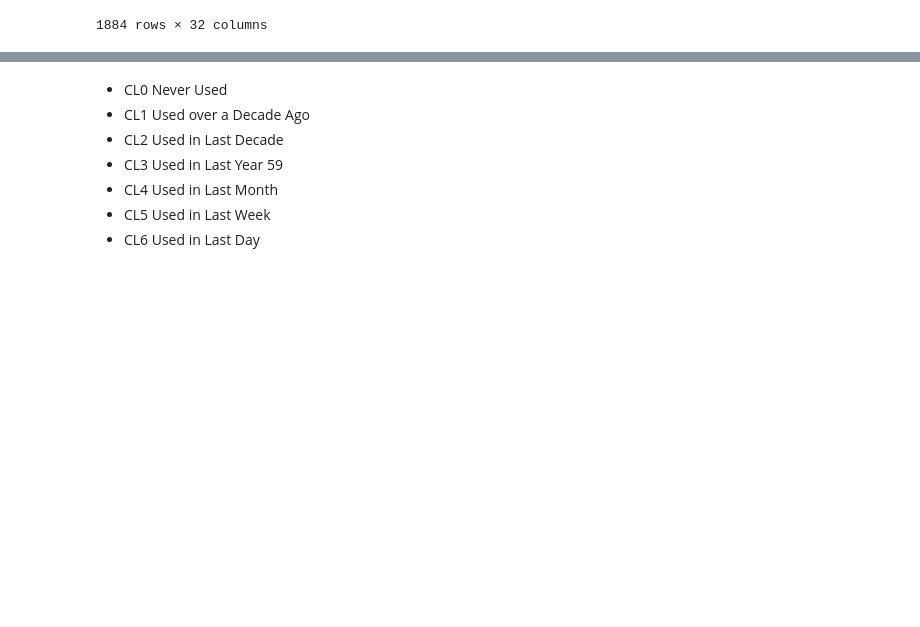
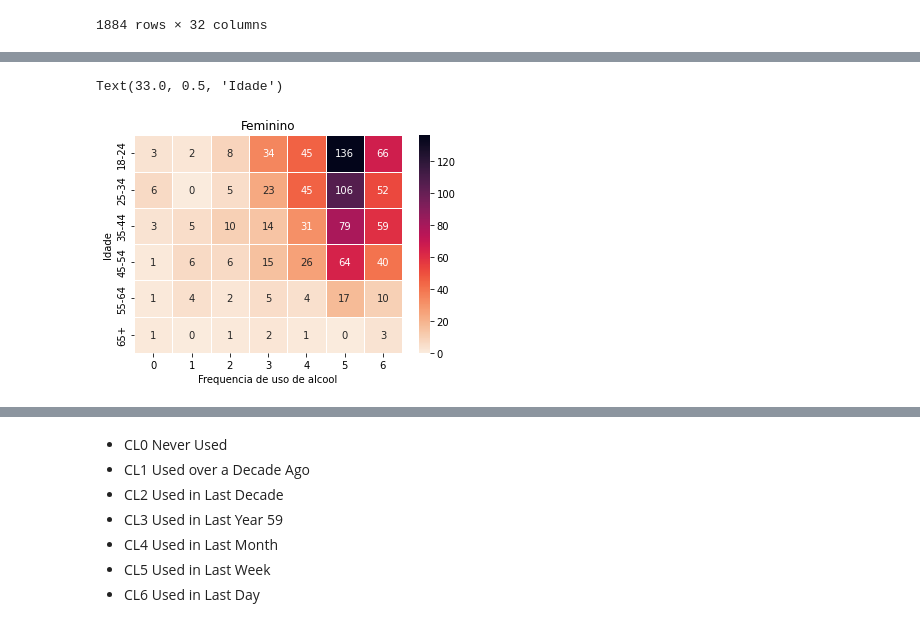
Before and after one commit to DevNataneto/ProjetoCDIA, a Jupyter notebook: datavis.ipynb, the cells around one changed output, grey strips where cells are left out. Saved outputs shown, nothing was run; the diff lists cells and outputs as text; code cells hidden in the pictures; blank space fills up the shorter version.

```diff
--- a/datavis.ipynb
+++ b/datavis.ipynb
@@ -153,0 +161,8 @@ Text(30.5, 0.5, 'Idade')
+# %%
+v = sns.heatmap(FemaleAlc, cmap="rocket_r", linewidths=.5, annot= True, fmt = "d")
+v.set_title('Feminino')
+v.set_xlabel('Frequencia de uso de alcool')
+v.set_ylabel('Idade')
+# %% [output]
+Text(33.0, 0.5, 'Idade')
+[figure, added]
```
Also changed, not shown: parts of 19 cells of this notebook, 1 other file.
